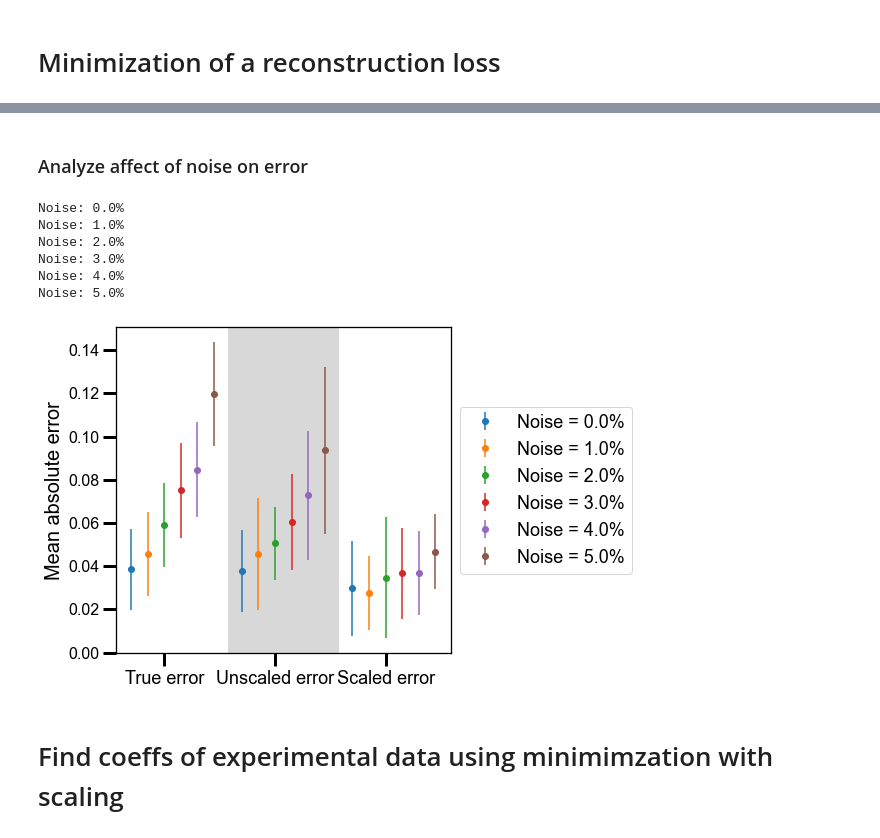
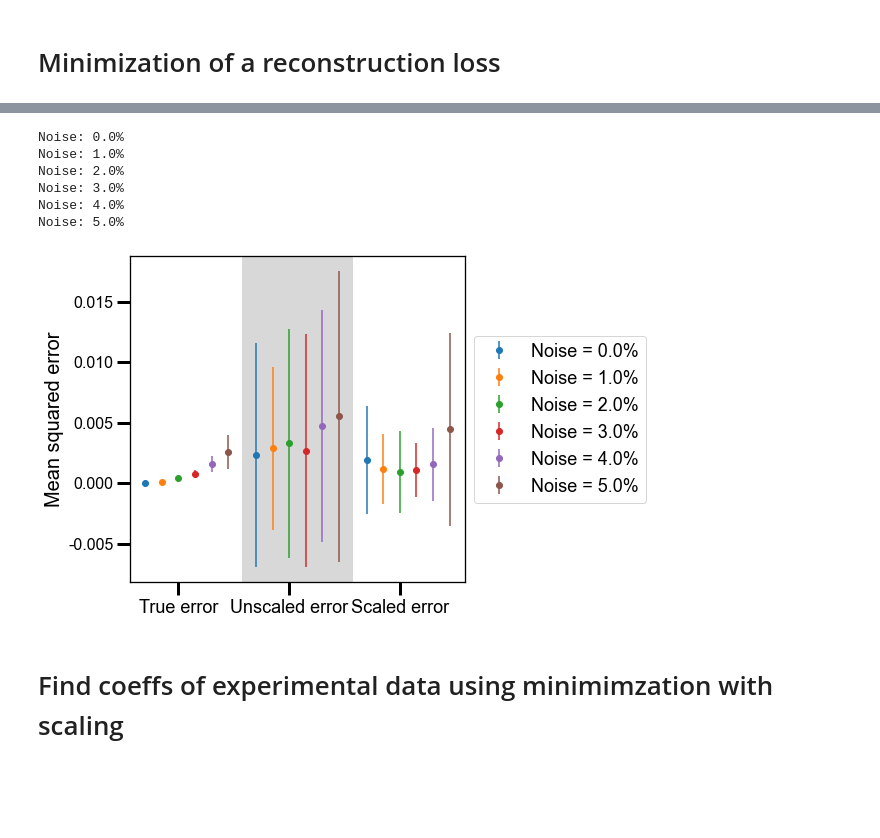
Before and after one commit to stetef/Energy-Point-Selection, a Jupyter notebook: Data Analysis.ipynb, the cells around one changed output, grey strips where cells are left out. Drawn from its saved outputs; the diff is of its cells as text; code cells hidden in the pictures; blank space fills up the shorter version.

```diff
--- a/Data Analysis.ipynb
+++ b/Data Analysis.ipynb
@@ -337,6 +337,6 @@ plt.savefig('Figures/linescans_smushed.png', dpi=800, transparent=True, bbox_inc
 # %% [markdown]
 # Minimization of a reconstruction loss
 # %%
-X = Energies * 1000
+X_energies = Energies * 1000
 interperlator = interp1d(energy, refs)
-Y_Refs = interperlator(X)
+Y_Refs = interperlator(X_energies)
@@ -343,3 +425,11 @@ Y_Refs = interperlator(X)
 # %%
 kwargs = {'N': 5, 'scale': 0.0, 'dropout': 0.9, 'training': False}
 test_data, test_coeffs = generate_linear_combos(Y_Refs, **kwargs)
+# %%
+tol = 0.08
+metric = 'mean_squared_error'
+lambda1 = 0.3
+unscaled_coeffs = get_coeffs_from_spectra(test_data, Y_Refs, scaling=False, tol=tol, metric=metric,
+                                          lambda1=lambda1)
+scale, scaled_coeffs = get_coeffs_from_spectra(test_data, Y_Refs, scaling=True, tol=tol, metric=metric,
+                                               lambda1=lambda1)
@@ -405,15 +487,0 @@ legend = ax.legend(handles=patches, frameon=False, fontsize=20, ncol=3,
-# %%
-fig, axes = plt.subplots(figsize=(5*3, 5), ncols=3)
-plt.subplots_adjust(wspace=0.1)
-titles = ['Real\nConcentrations', 'Unscaled\nConcentrations', 'Scaled\nConcentrations']
-coeffs = [test_coeffs, unscaled_coeffs, scaled_coeffs]
-colors = [14, 0, 2]
-
-for i in range(3):
-    make_conc_bar_chart((fig, axes[i]), coeffs[i], data_columns, width=0.8, varcolor=colors[i])
-    axes[i].set_title(titles[i], fontsize=20)
-    if i > 0:
-        axes[i].set_ylabel(None)
-        axes[i].set_yticklabels([])
-
-#plt.savefig(f'Figures/coeff_bar_chart_tol_{tol}.png', dpi=800, bbox_inches='tight', transparent=True)
@@ -422,51 +488,50 @@ for i in range(3):
-# %% [markdown]
-### Analyze affect of noise on error
-# %%
-Errors = get_errors_with_different_noises(Y_Refs)
-# %% [output]
-Noise: 0.0%
-Noise: 1.0%
-Noise: 2.0%
-Noise: 3.0%
-Noise: 4.0%
-Noise: 5.0%
+# %%
+metric = 'mean_squared_error'
+lambda1 = 0.
+noises = np.arange(0, 0.06, 0.01)
+Errors = get_errors_with_different_noises(Y_Refs , noises=noises, metric=metric, lambda1=lambda1)
+# %% [output]
+Noise: 0.0%
+Noise: 1.0%
+Noise: 2.0%
+Noise: 3.0%
+Noise: 4.0%
+Noise: 5.0%
 # %%
 fig, ax = plt.subplots(figsize=(6, 6))
 
 labels = ['True error', 'Unscaled error', 'Scaled error']
-noises = np.arange(0, 0.06, 0.01)
 ax.axvspan(0.875, 1.875, fc=plt.cm.tab10(7), alpha=0.3)
 
 for i, noise in enumerate(noises):
     errors = Errors[i]
     for j in range(errors.shape[0]):
         err = errors[j, :]
         if j == 0:
             label = f"Noise = {noise * 100}%"
         else:
             label = None
-        #print(j + i*0.15)
         plt.errorbar(np.array([j]) + i*0.15, np.average(err), yerr=np.std(err), fmt='o',
                      color=plt.cm.tab10(i), label=label)
 
 plt.legend(fontsize=18, bbox_to_anchor=(1., 0.5), loc='center left')
 
 ax.tick_params(direction='out', width=3, length=13, which='major', axis='both')
 
-ax.set_ylabel('Mean absolute error', fontsize=20)
-ax.set_yticklabels(np.array(ax.get_yticks(), dtype=float), fontsize=16)
+ax.set_ylabel('Mean squared error', fontsize=20)
+plt.setp(ax.get_yticklabels(), fontsize=16)
 
 x_pos = np.array([i + 0.3 for i, _ in enumerate(labels)])
-ax.set_xticklabels(np.array(ax.get_xticks(), dtype=float), fontsize=16)
+plt.setp(ax.get_xticklabels(), fontsize=16)
 plt.xticks(x_pos, labels, fontsize=18)
 
-ax.yaxis.set_major_formatter(FormatStrFormatter('%.2f'))
+ax.yaxis.set_major_formatter(FormatStrFormatter('%.3f'))
 set_spine_width(ax, width=1.3)
 
 plt.savefig('Figures/minimization_optimization_noise_error.png', dpi=800,
             bbox_inches='tight', transparent=True)
 # %% [output]
-[figure, old version]
+[figure, new version]
 # %% [markdown]
 # Find coeffs of experimental data using minimimzation with scaling
 # %%
```
Also changed, not shown: parts of 16 cells of this notebook, 17 other files.
